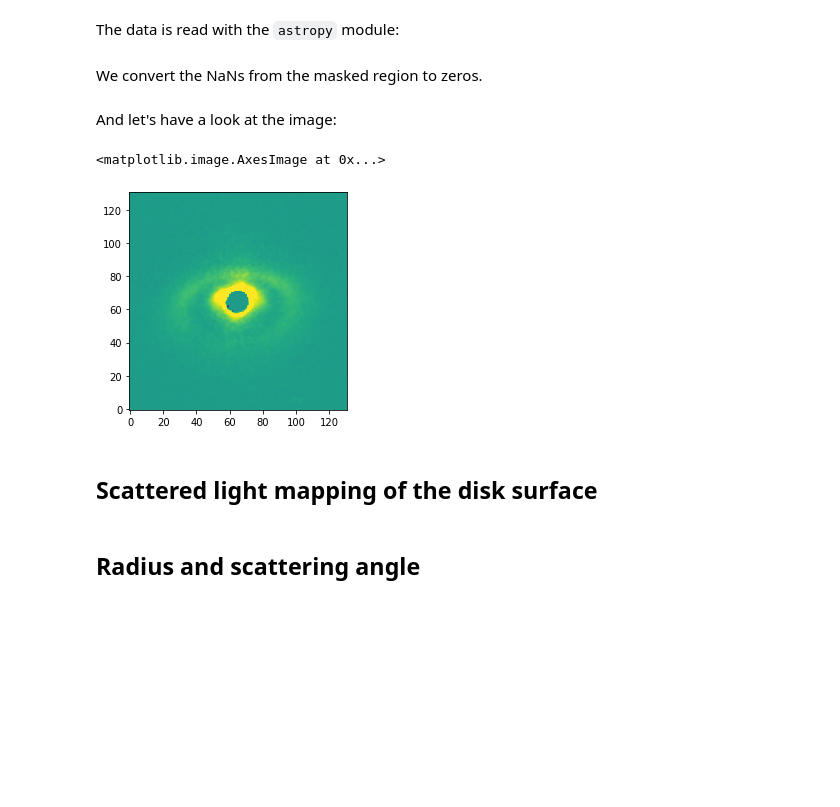
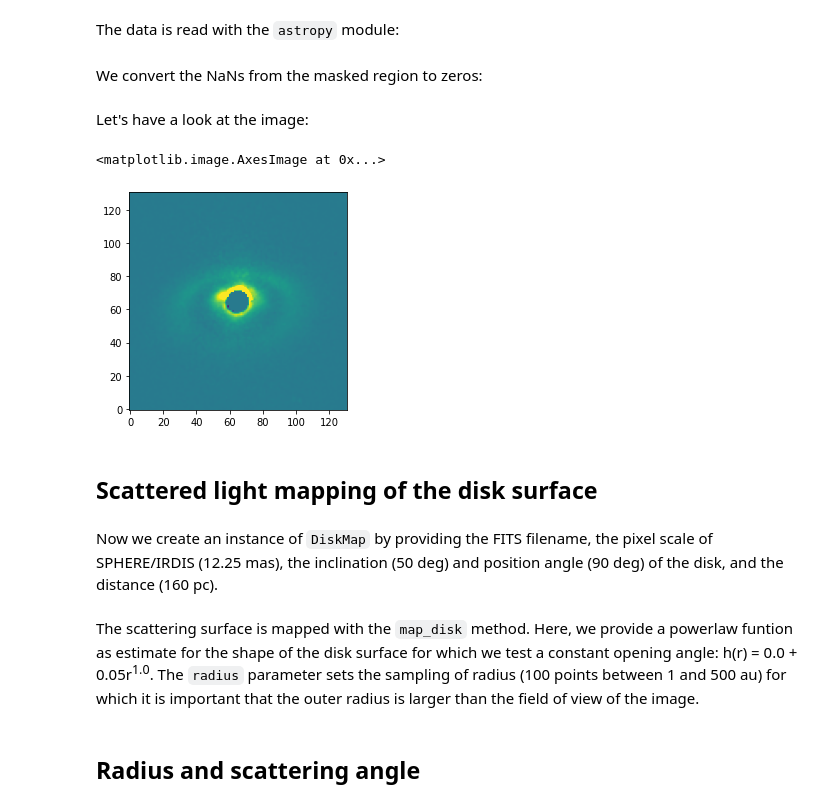
Before and after one commit to tomasstolker/diskmap, a Jupyter notebook: docs/tutorial.ipynb, the cells around one changed output. Saved outputs shown, nothing was run; the diff lists cells and outputs as text; code cells hidden in the pictures; blank space fills up the shorter version.

```diff
--- a/docs/tutorial.ipynb
+++ b/docs/tutorial.ipynb
@@ -26,24 +26,28 @@ The data is read with the `astropy` module:
 # %%
 image = fits.getdata('lkca15_irdis_qphi.fits')
 # %% [markdown]
-We convert the NaNs from the masked region to zeros.
+We convert the NaNs from the masked region to zeros:
 # %%
 image = np.nan_to_num(image)
 # %% [markdown]
-And let's have a look at the image:
+Let's have a look at the image:
 # %%
-plt.imshow(image, origin='lower', vmin=np.amin(image), vmax=0.2*np.amax(image))
+plt.imshow(image, origin='lower', vmin=np.amin(image), vmax=0.35*np.amax(image))
 # %% [output]
 <matplotlib.image.AxesImage at 0x...>
-[figure, old version]
+[figure, new version]
 # %% [markdown]
 ## Scattered light mapping of the disk surface
+# %% [markdown]
+Now we create an instance of `DiskMap` by providing the FITS filename, the pixel scale of SPHERE/IRDIS (12.25 mas), the inclination (50 deg) and position angle (90 deg) of the disk, and the distance (160 pc).
 # %%
 mapping = diskmap.DiskMap(fitsfile='lkca15_irdis_qphi.fits',
                           pixscale=0.01225,
                           inclination=50.,
                           pos_angle=90.,
                           distance=160.)
+# %% [markdown]
+The scattering surface is mapped with the `map_disk` method. Here, we provide a powerlaw funtion as estimate for the shape of the disk surface for which we test a constant opening angle: h(r) = 0.0 + 0.05r<sup>1.0</sup>. The `radius` parameter sets the sampling of radius (100 points between 1 and 500 au) for which it is important that the outer radius is larger than the field of view of the image.
 # %%
 mapping.map_disk(power_law=(0., 0.05, 1.),
                  radius=(1., 500., 100))
```
Also changed, not shown: parts of 4 cells of this notebook.
